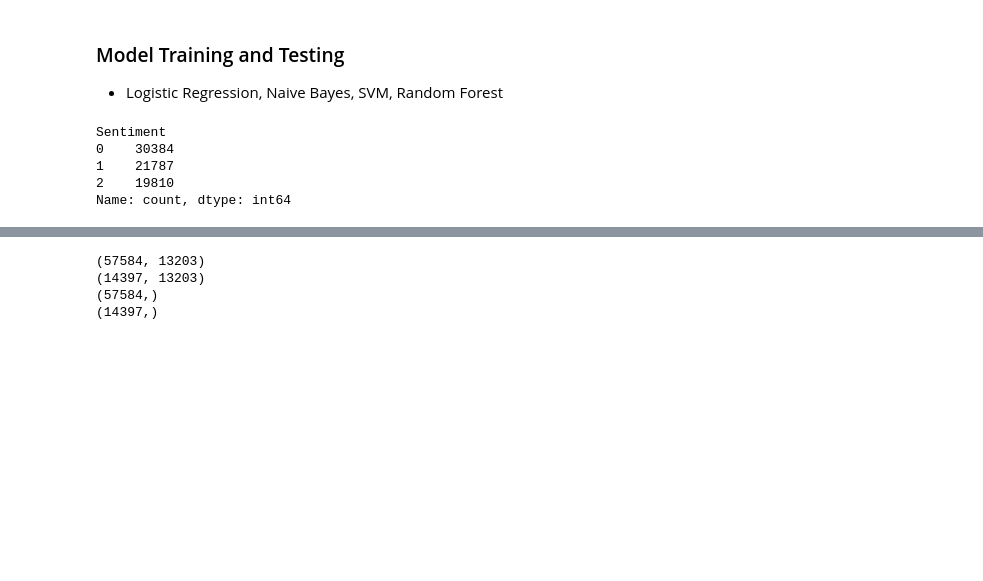
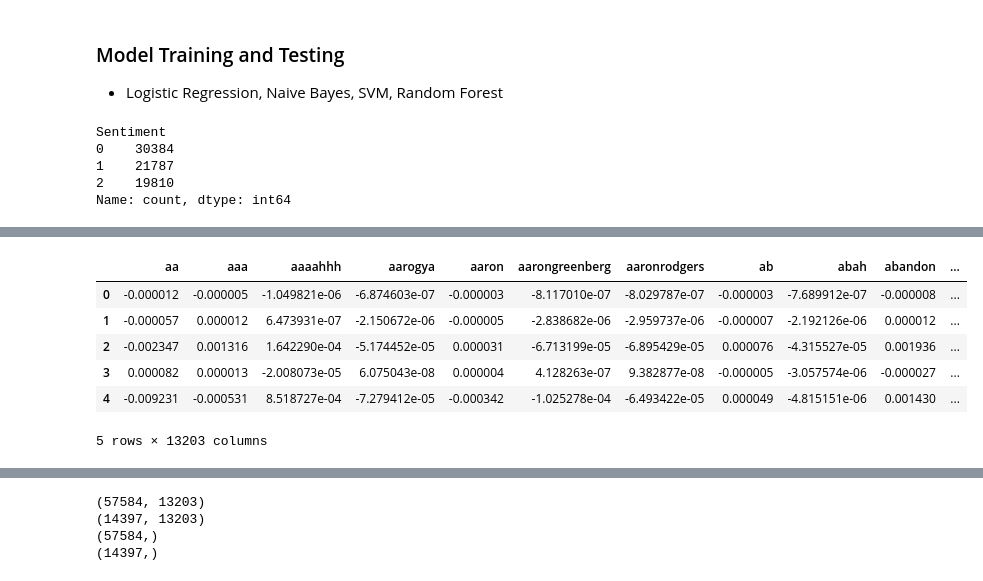
Before and after one commit to Willnguyen02/PHYS-243-Final-Project, a Jupyter notebook: PHYS_243_Final.ipynb, the cells around one changed output, grey strips where cells are left out. Cells and saved outputs as stored; diff of their text form; code cells hidden in the pictures; blank space fills up the shorter version.

```diff
--- a/PHYS_243_Final.ipynb
+++ b/PHYS_243_Final.ipynb
@@ -611,0 +656,14 @@ Name: count, dtype: int64
+# %%
+train_pca_df = pd.DataFrame(
+    pca.components_,
+    columns = train_vectorized.columns
+)
+train_pca_df.head()
+# %% [output]
+|  | aa | aaa | aaaahhh | aarogya | aaron | aarongreenberg | aaronrodgers | ab | abah | abandon | ... |
+| 0 | -0.000012 | -0.000005 | -1.049821e-06 | -6.874603e-07 | -0.000003 | -8.117010e-07 | -8.029787e-07 | -0.000003 | -7.689912e-07 | -0.000008 | ... |
+| 1 | -0.000057 | 0.000012 | 6.473931e-07 | -2.150672e-06 | -0.000005 | -2.838682e-06 | -2.959737e-06 | -0.000007 | -2.192126e-06 | 0.000012 | ... |
+| 2 | -0.002347 | 0.001316 | 1.642290e-04 | -5.174452e-05 | 0.000031 | -6.713199e-05 | -6.895429e-05 | 0.000076 | -4.315527e-05 | 0.001936 | ... |
+| 3 | 0.000082 | 0.000013 | -2.008073e-05 | 6.075043e-08 | 0.000004 | 4.128263e-07 | 9.382877e-08 | -0.000005 | -3.057574e-06 | -0.000027 | ... |
+| 4 | -0.009231 | -0.000531 | 8.518727e-04 | -7.279412e-05 | -0.000342 | -1.025278e-04 | -6.493422e-05 | 0.000049 | -4.815151e-06 | 0.001430 | ... |
+5 rows × 13203 columns
```
Also changed, not shown: parts of 22 cells of this notebook, 1 other file.
